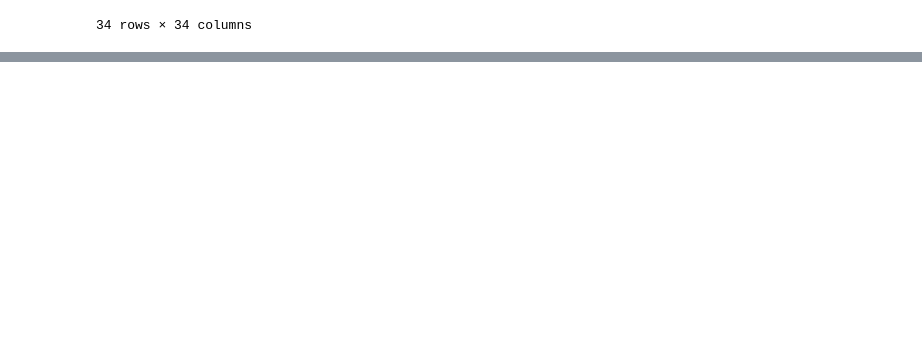
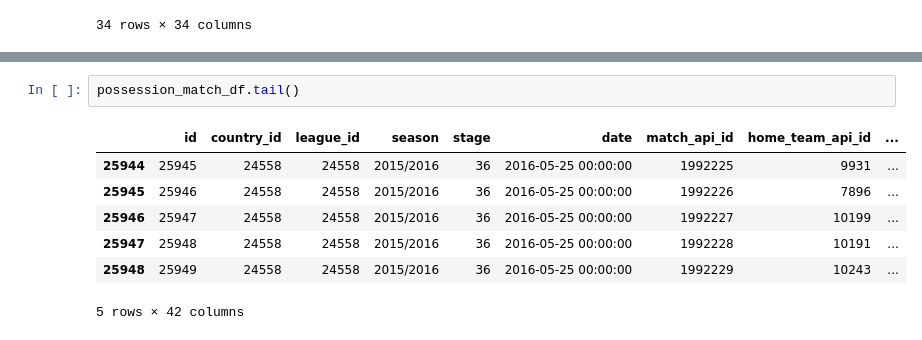
Before and after one commit to OlivierPaulo/Football_Bet, a Jupyter notebook: notebooks/data-analysis.ipynb, the cells around one changed output, grey strips where cells are left out. Cells and saved outputs as stored; diff of their text form; blank space fills up the shorter version.

```diff
--- a/notebooks/data-analysis.ipynb
+++ b/notebooks/data-analysis.ipynb
@@ -637,0 +774,10 @@ relevant_match.corr()
+# %%
+possession_match_df.tail()
+# %% [output]
+|  | id | country_id | league_id | season | stage | date | match_api_id | home_team_api_id | ... |
+| 25944 | 25945 | 24558 | 24558 | 2015/2016 | 36 | 2016-05-25 00:00:00 | 1992225 | 9931 | ... |
+| 25945 | 25946 | 24558 | 24558 | 2015/2016 | 36 | 2016-05-25 00:00:00 | 1992226 | 7896 | ... |
+| 25946 | 25947 | 24558 | 24558 | 2015/2016 | 36 | 2016-05-25 00:00:00 | 1992227 | 10199 | ... |
+| 25947 | 25948 | 24558 | 24558 | 2015/2016 | 36 | 2016-05-25 00:00:00 | 1992228 | 10191 | ... |
+| 25948 | 25949 | 24558 | 24558 | 2015/2016 | 36 | 2016-05-25 00:00:00 | 1992229 | 10243 | ... |
+5 rows × 42 columns
```
Also changed, not shown: parts of 23 cells of this notebook.
